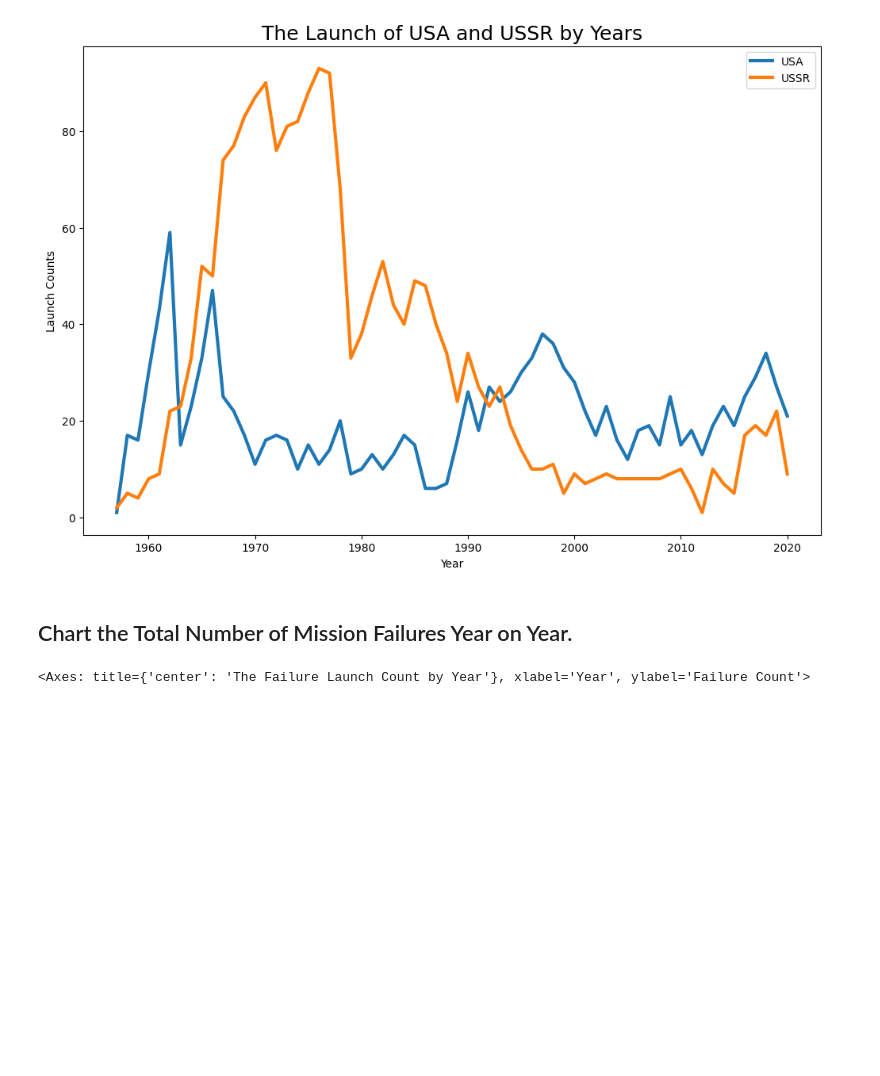
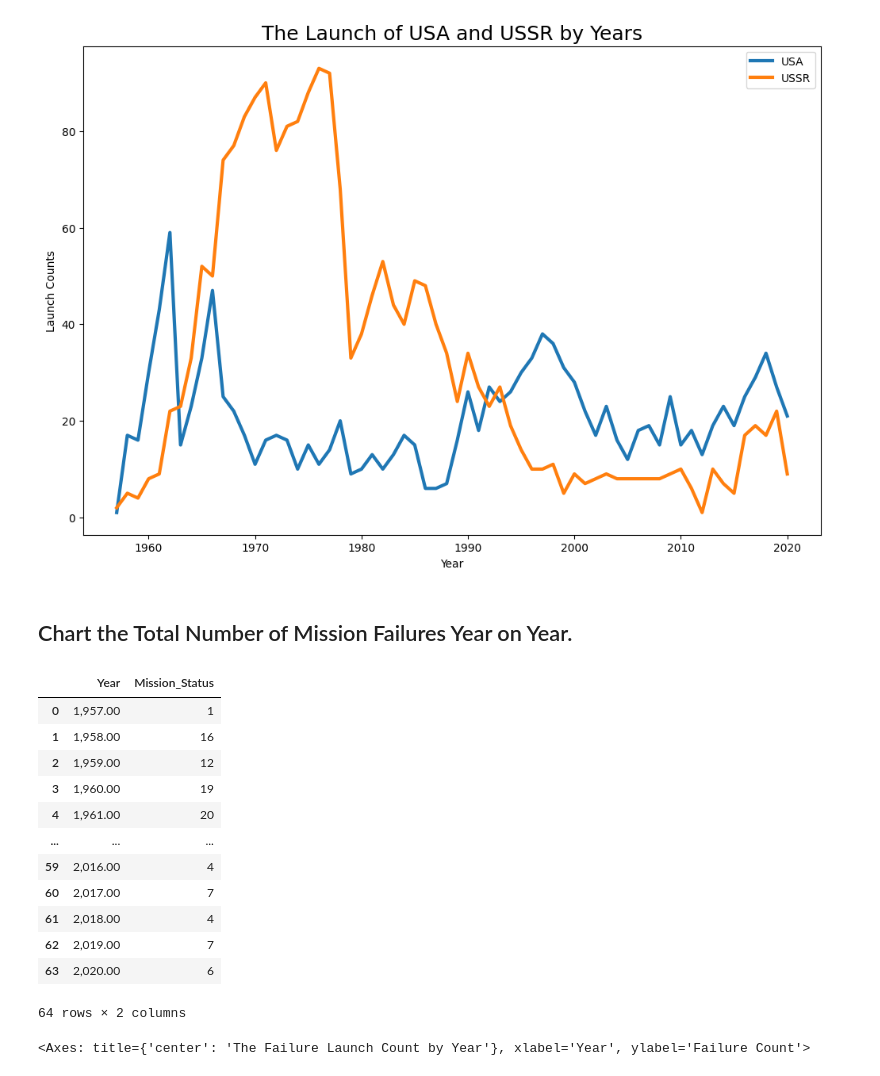
Before and after one commit to chgwyellow/Analyse---Visualise-the-Space-Race, a Jupyter notebook: Space_Missions_Analysis.ipynb, the cells around one changed output. Drawn from its saved outputs; the diff is of its cells as text; code cells hidden in the pictures; blank space fills up the shorter version.

```diff
--- a/Space_Missions_Analysis.ipynb
+++ b/Space_Missions_Analysis.ipynb
@@ -590,6 +590,21 @@ plt.show()
 # %%
 df_launch_failure = df_data[df_data.Mission_Status != "Success"]
 df_launch_failure = df_launch_failure.groupby("Year").agg({"Mission_Status": pd.Series.count}).reset_index()
+df_launch_failure
+# %% [output]
+|  | Year | Mission_Status |
+| 0 | 1,957.00 | 1 |
+| 1 | 1,958.00 | 16 |
+| 2 | 1,959.00 | 12 |
+| 3 | 1,960.00 | 19 |
+| 4 | 1,961.00 | 20 |
+| ... | ... | ... |
+| 59 | 2,016.00 | 4 |
+| 60 | 2,017.00 | 7 |
+| 61 | 2,018.00 | 4 |
+| 62 | 2,019.00 | 7 |
+| 63 | 2,020.00 | 6 |
+64 rows × 2 columns
 # %%
 df_launch_failure.plot(
     figsize=(16,8),
```
Also changed, not shown: parts of 3 cells of this notebook.
